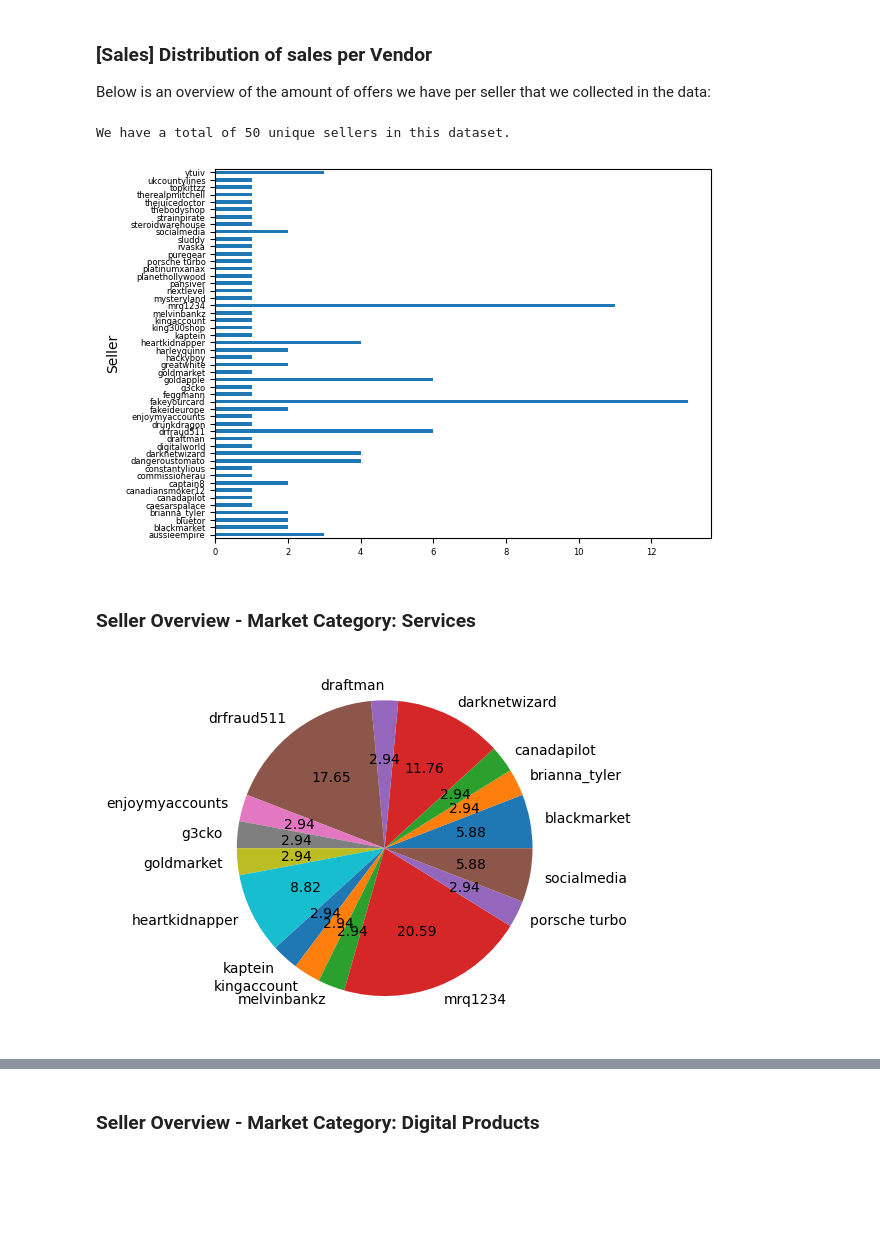
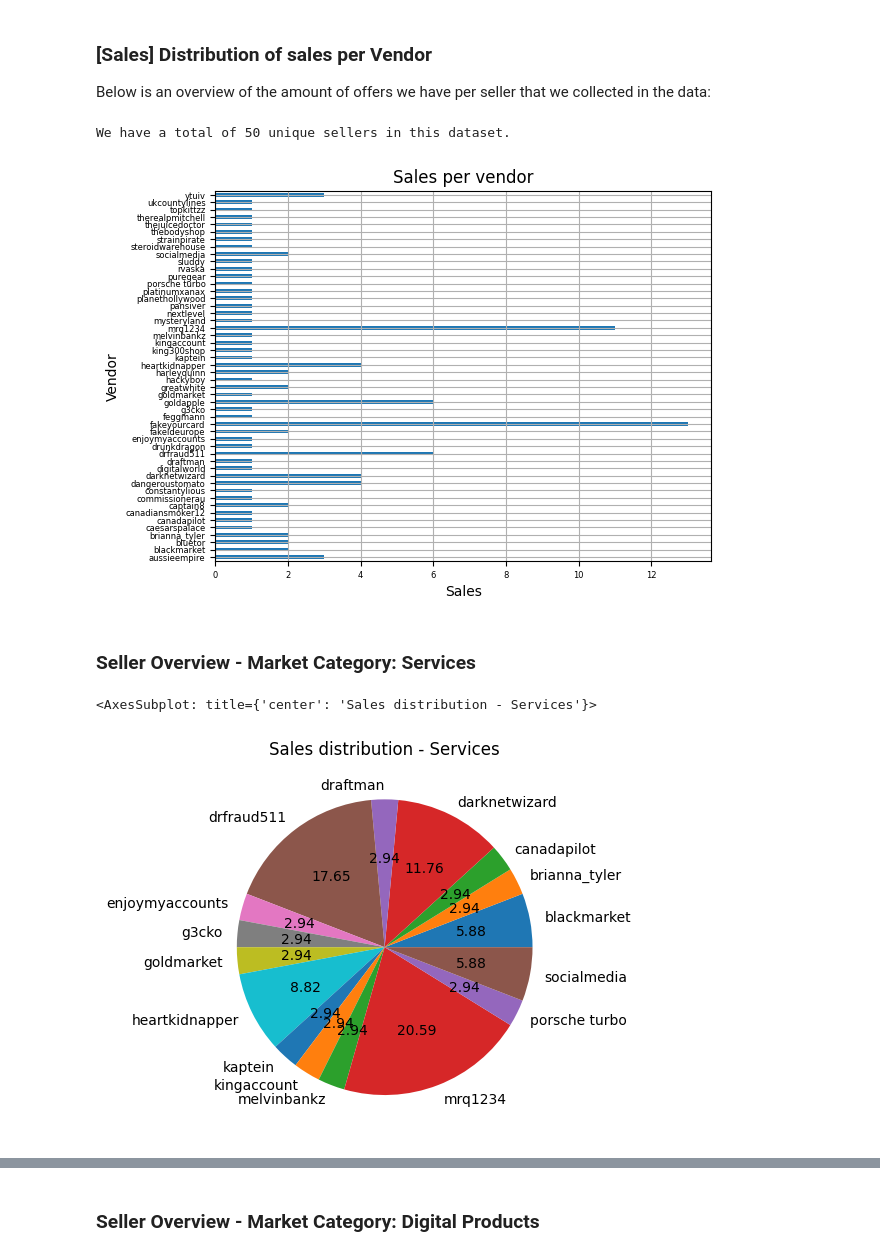
Before and after one commit to Hannival00/Mod09DigitalForensicsAss1, a Jupyter notebook: digital_forensics_assignment.ipynb, the cells around one changed output, grey strips where cells are left out. Saved outputs shown, nothing was run; the diff lists cells and outputs as text; code cells hidden in the pictures; blank space fills up the shorter version.

```diff
--- a/digital_forensics_assignment.ipynb
+++ b/digital_forensics_assignment.ipynb
@@ -140,21 +140,22 @@ Below is an overview of the amount of offers we have per seller that we collecte
 # %%
 #Distinct Sellers
 
-data.sort_values('Seller').groupby('Seller').size().plot(kind='barh', fontsize=6)
-
+plt = data.sort_values('Seller').groupby('Seller').size().plot(kind='barh', fontsize=6, title='Sales per vendor', xlabel='Sales', ylabel='Vendor')
+plt.grid()
 seller_count = len(data.groupby('Seller').size())
 
 print(f"We have a total of {seller_count} unique sellers in this dataset.")
 # %% [output]
 We have a total of 50 unique sellers in this dataset.
-[figure, old version]
+[figure, new version]
 # %% [markdown]
 ### Seller Overview - Market Category: Services
 # %%
 target = 'Services'
 df = data[(data['Market Category'] == target)]
-df.groupby('Seller').size().plot(kind='pie',  autopct='%.2f')
+df.groupby('Seller').size().plot(kind='pie',  autopct='%.2f', title='Sales distribution - Services')
 # %% [output]
+<AxesSubplot: title={'center': 'Sales distribution - Services'}>
-[figure, old version]
+[figure, new version]
 # %%
 df = data[(data['Market Category'] == target)]
```
Also changed, not shown: parts of 14 cells of this notebook.
